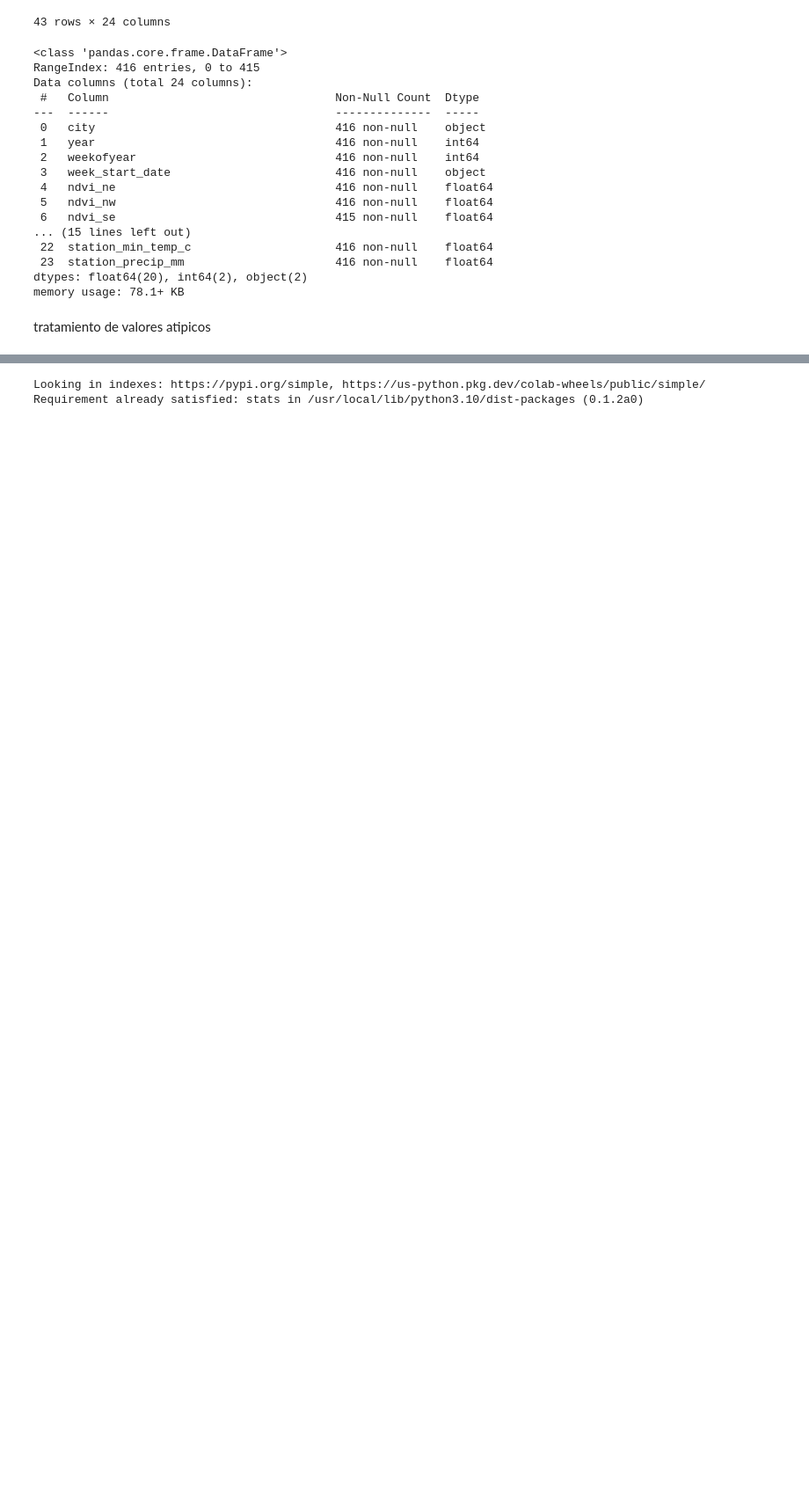
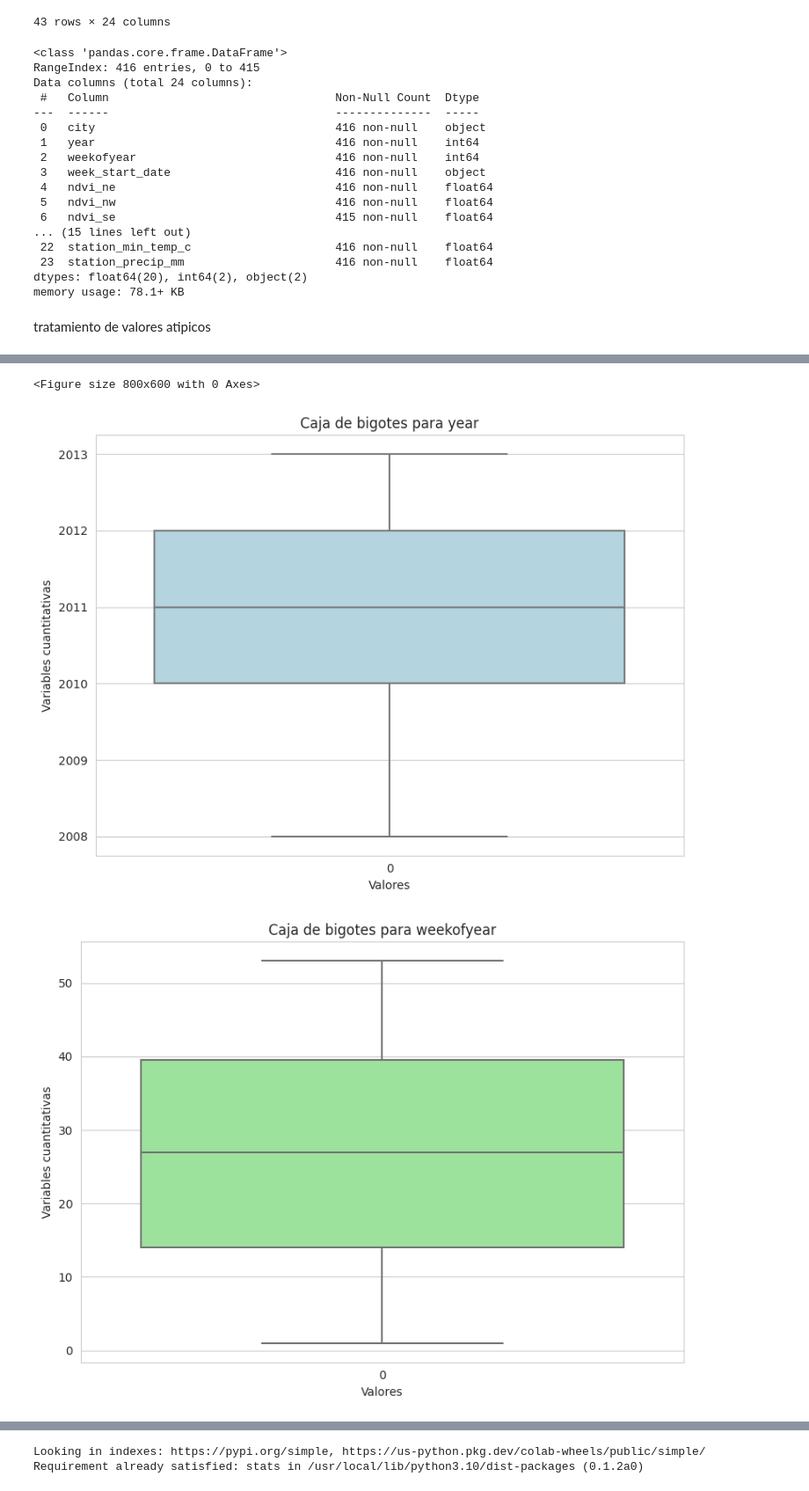
Before and after one commit to sebas123456m/SEMILLERO-CIENCIA-DE-DATOS, a Jupyter notebook: Proyecto1_Prediccion_Propagacion_Enfermedades.ipynb, the cells around one changed output, grey strips where cells are left out. Shown at 88% size. Saved outputs shown, nothing was run; the diff lists cells and outputs as text; code cells hidden in the pictures; blank space fills up the shorter version.

Commit message:
se cambio la grafica de caja de bigotes para que tuviera colores

```diff
--- a/Proyecto1_Prediccion_Propagacion_Enfermedades.ipynb
+++ b/Proyecto1_Prediccion_Propagacion_Enfermedades.ipynb
@@ -314,8 +314,3 @@ variables_cuantitativas=datos.dtypes[datos.dtypes!='object'].index.tolist() # ha
 import matplotlib.pyplot as plt # importamos la libreria de matploit
 import numpy as np # importamos la libreria de numpy
 import seaborn as sns
-# %%
-for l in variables_cuantitativas: #  comenzamos a iterar las variables cuantiutativas para posterior mente graficarlas en una caja de bigotes a ver si qudaron valores atipicos
-    sns.boxplot(datos[str(l)])
-    plt.title(l)
-    plt.show()
@@ -335,0 +317,25 @@ for l in variables_cuantitativas: #  comenzamos a iterar las variables cuantiuta
+# %%
+sns.set_style("whitegrid")  # Establecer estilo de gráfico
+
+# Ajustar tamaño de la figura
+plt.figure(figsize=(8, 6))
+
+# Definir una paleta de colores para las cajas y bigotes
+colores = ['lightblue', 'lightgreen', 'lightyellow', 'lightpink']
+
+for i, l in enumerate(variables_cuantitativas):
+    plt.figure(figsize=(8, 6))  # Ajustar tamaño de cada gráfico individualmente
+    sns.boxplot(data=datos[str(l)], color=colores[i % len(colores)])  # Cambiar color de las cajas y bigotes
+
+    # Agregar títulos y etiquetas
+    plt.title("Caja de bigotes para {}".format(l))
+    plt.xlabel("Valores")
+    plt.ylabel("Variables cuantitativas")
+
+    plt.tight_layout()  # Ajustar espacios en blanco
+
+    plt.show()  # Mostrar gráfico
+# %% [output]
+<Figure size 800x600 with 0 Axes>
+[figure, added]
+[figure, added]
```
Also changed, not shown: parts of 2 cells of this notebook.
